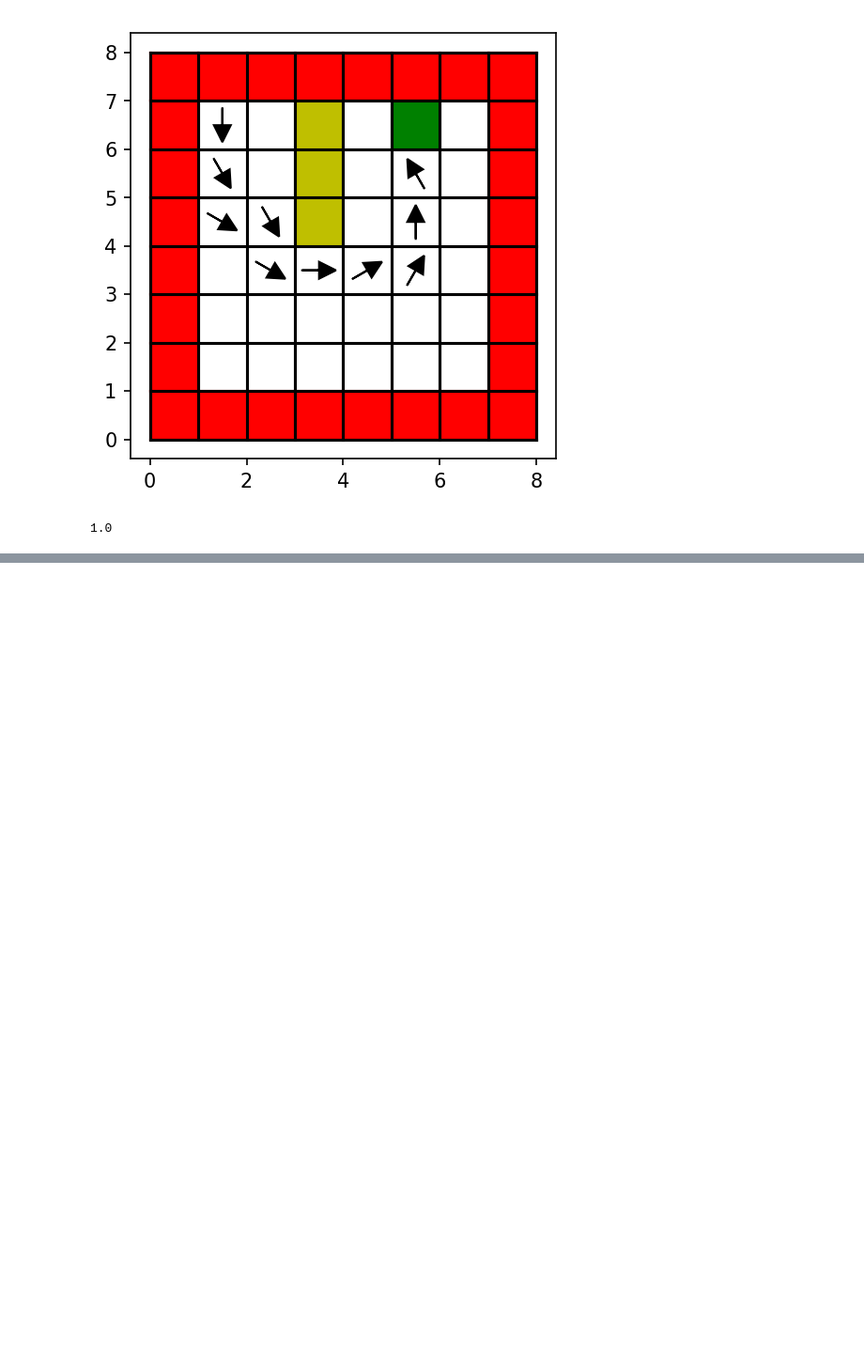
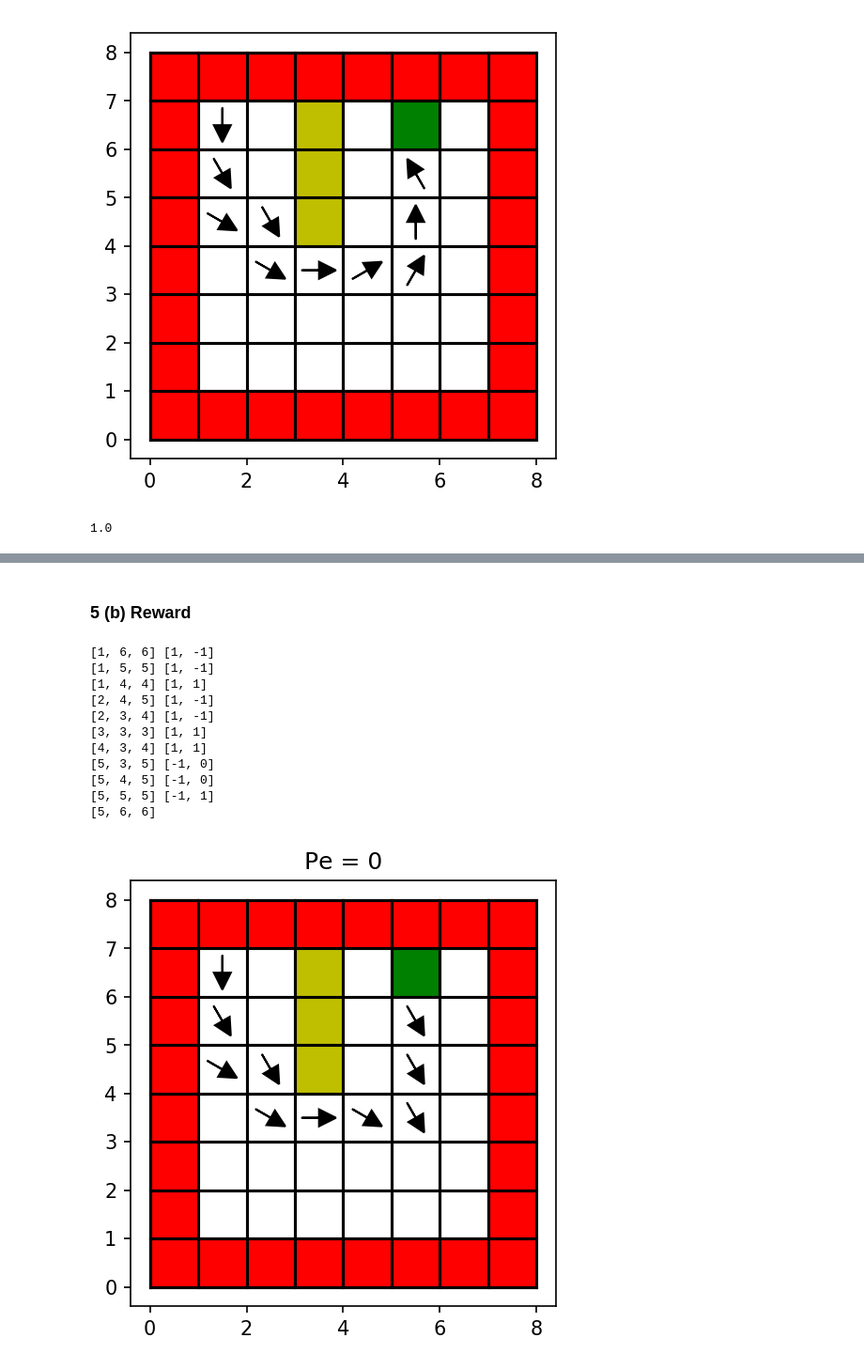
Before and after one commit to samer1248/ECE209AS-Lab1, a Jupyter notebook: project1.ipynb, the cells around one changed output, grey strips where cells are left out. Shown at 94% size. Saved outputs shown, nothing was run; the diff lists cells and outputs as text; code cells hidden in the pictures; blank space fills up the shorter version.

```diff
--- a/project1.ipynb
+++ b/project1.ipynb
@@ -519,0 +686,40 @@ print(calc_val_traj(traj_star2))
+# %% [markdown]
+### 5 (b) Reward
+# %%
+def get_reward2(s):
+    # Get reward based on map
+    x,y,h = s
+    r = 0
+    if x ==0 or y ==0 or x == W -1 or y == L -1:
+        r = -100
+    elif x == 3 and y in [4,5,6]:
+        r = -10
+    elif x == 5 and y == 6 and h == 6:
+        r = 1
+    return r
+
+def calc_reward_matrix2():
+    R = np.zeros((len(state_space),))
+    for si in range(len(state_space)):
+                s = index_to_state(si)
+                R[si] = get_reward2(s)
+    return R
+# %%
+def calc_heading_reward(pe):
+    R = calc_reward_matrix2()
+    eval_pe(pe,R)
+# %%
+calc_heading_reward(0.0)
+# %% [output]
+[1, 6, 6] [1, -1]
+[1, 5, 5] [1, -1]
+[1, 4, 4] [1, 1]
+[2, 4, 5] [1, -1]
+[2, 3, 4] [1, -1]
+[3, 3, 3] [1, 1]
+[4, 3, 4] [1, 1]
+[5, 3, 5] [-1, 0]
+[5, 4, 5] [-1, 0]
+[5, 5, 5] [-1, 1]
+[5, 6, 6]
+[figure, added]
```
Also changed, not shown: parts of 53 cells of this notebook, 1 other file.
